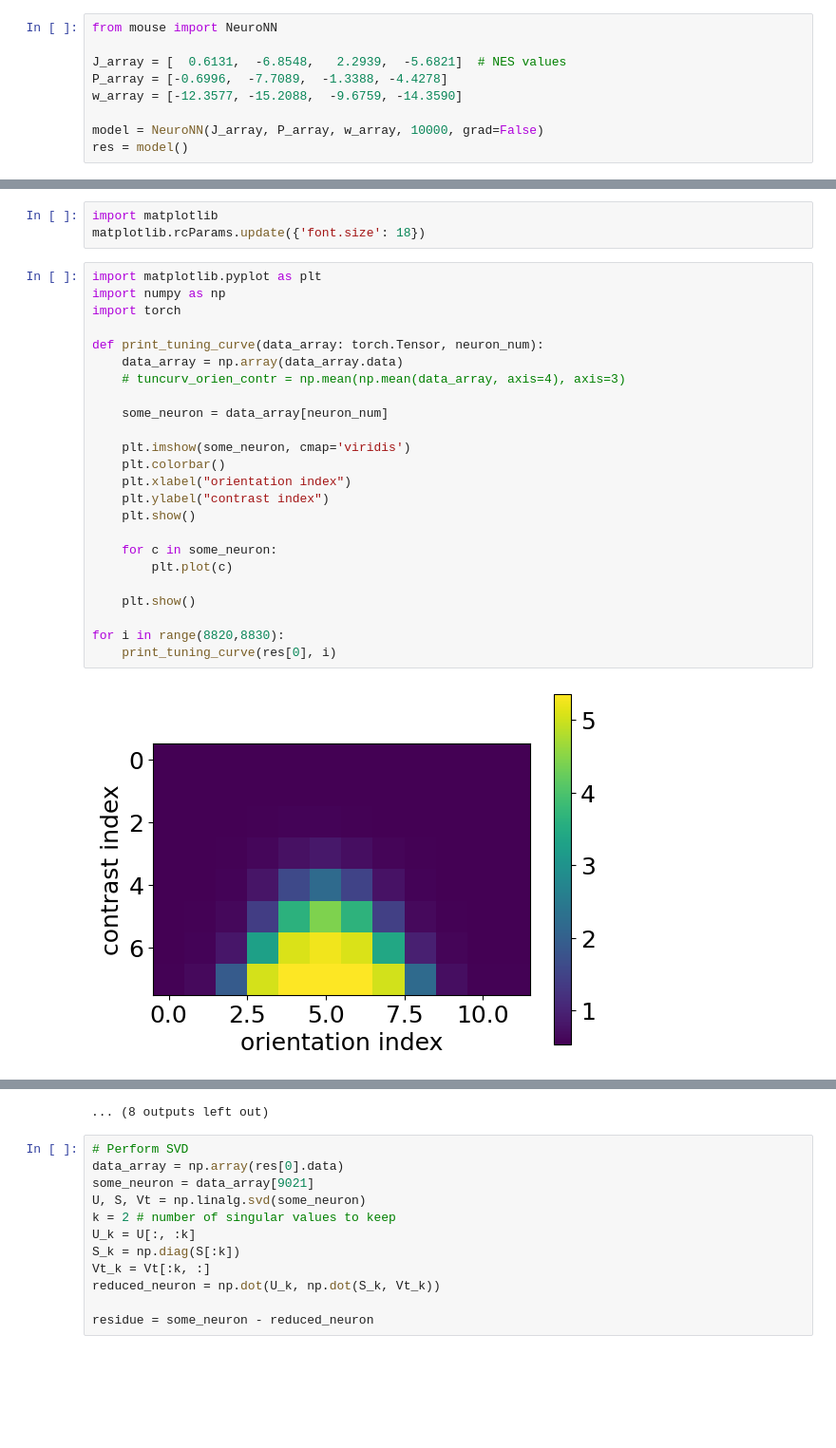
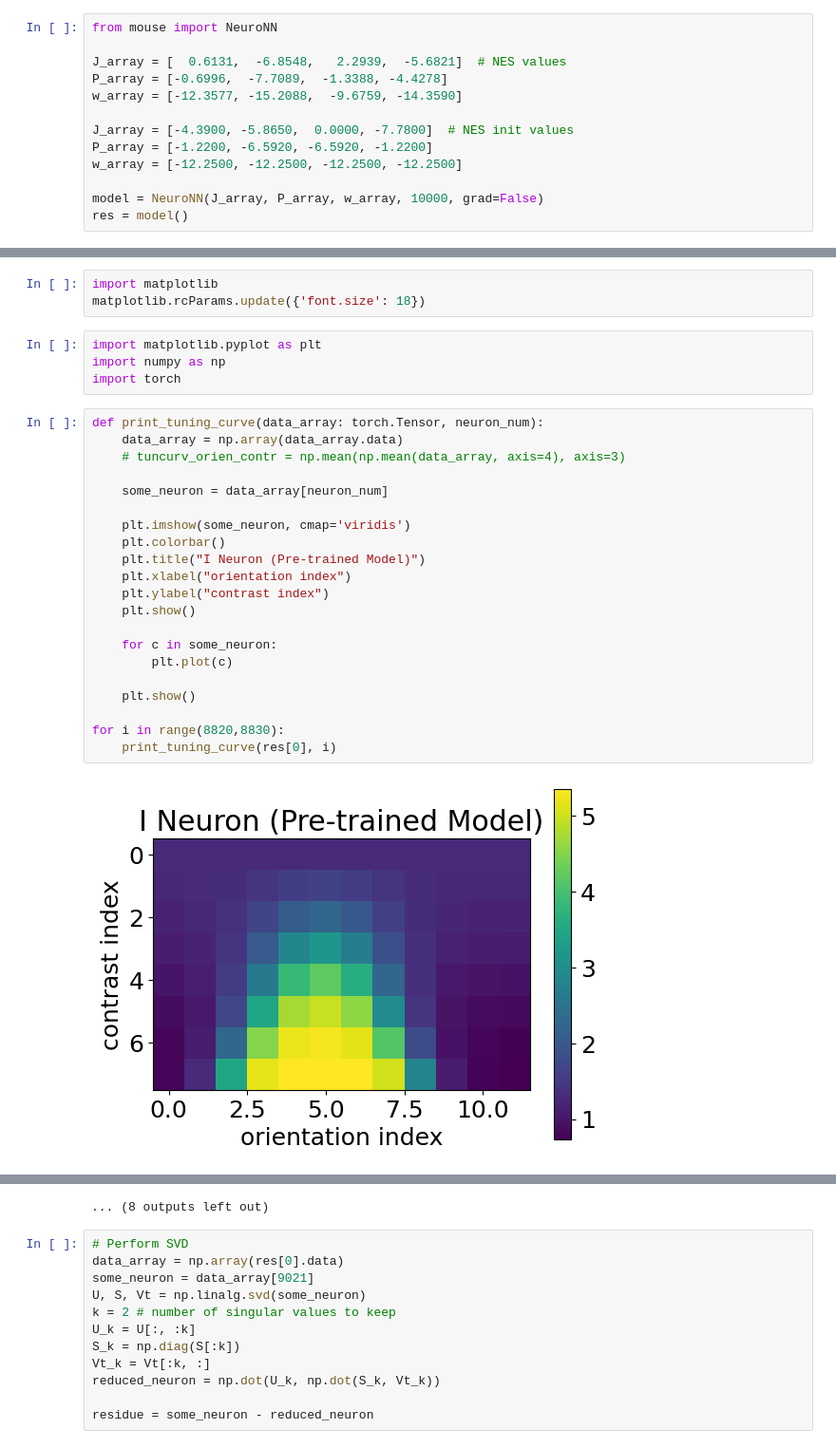
Before and after one commit to paopaoch/Mouse-V1, a Jupyter notebook: mouse_plots2.ipynb, the cells around one changed output, grey strips where cells are left out. Shown at 95% size. Cells and saved outputs as stored; diff of their text form; blank space fills up the shorter version.

```diff
--- a/mouse_plots2.ipynb
+++ b/mouse_plots2.ipynb
@@ -5,6 +7,10 @@ J_array = [  0.6131,  -6.8548,   2.2939,  -5.6821]  # NES values
 P_array = [-0.6996,  -7.7089,  -1.3388, -4.4278]
 w_array = [-12.3577, -15.2088,  -9.6759, -14.3590]
 
+J_array = [-4.3900, -5.8650,  0.0000, -7.7800]  # NES init values
+P_array = [-1.2200, -6.5920, -6.5920, -1.2200]
+w_array = [-12.2500, -12.2500, -12.2500, -12.2500]
+
 model = NeuroNN(J_array, P_array, w_array, 10000, grad=False)
 res = model()
 # %% [output]
@@ -16,29 +22,30 @@ model = NeuroNN(J_array, P_array, w_array, 10000, grad=False, plot=True)
 # %%
 import matplotlib
 matplotlib.rcParams.update({'font.size': 18})
+# %%
+import matplotlib.pyplot as plt
+import numpy as np
+import torch
 # %%
-import matplotlib.pyplot as plt
-import numpy as np
-import torch
-
 def print_tuning_curve(data_array: torch.Tensor, neuron_num):
     data_array = np.array(data_array.data)
     # tuncurv_orien_contr = np.mean(np.mean(data_array, axis=4), axis=3)
 
     some_neuron = data_array[neuron_num]
 
     plt.imshow(some_neuron, cmap='viridis')
     plt.colorbar()
+    plt.title("I Neuron (Pre-trained Model)")
     plt.xlabel("orientation index")
     plt.ylabel("contrast index")
     plt.show()
 
     for c in some_neuron:
         plt.plot(c)
 
     plt.show()
 
 for i in range(8820,8830):
     print_tuning_curve(res[0], i)
 # %% [output]
-[figure, old version]
+[figure, new version]
```
Also changed, not shown: parts of 22 cells of this notebook, 13 other files.
